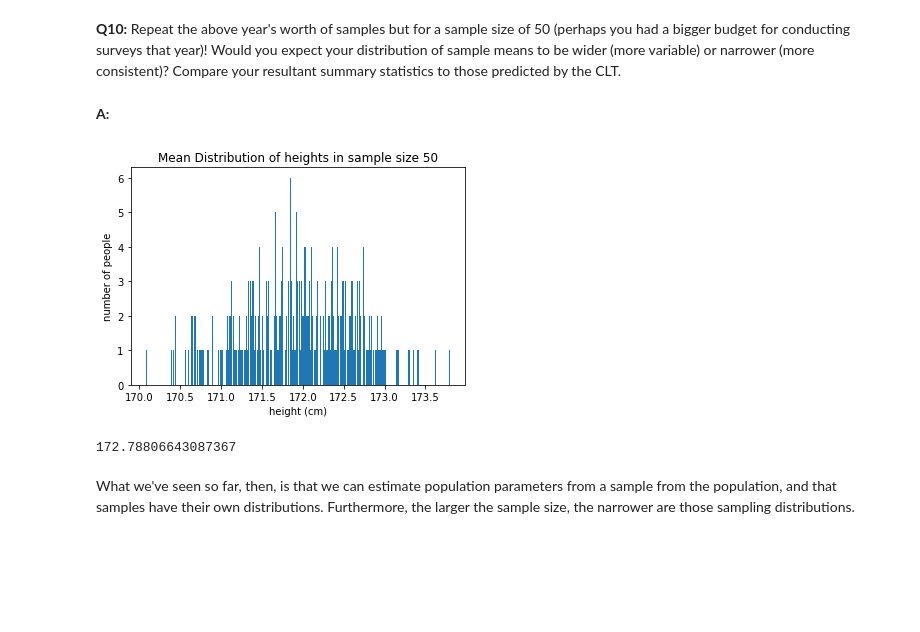
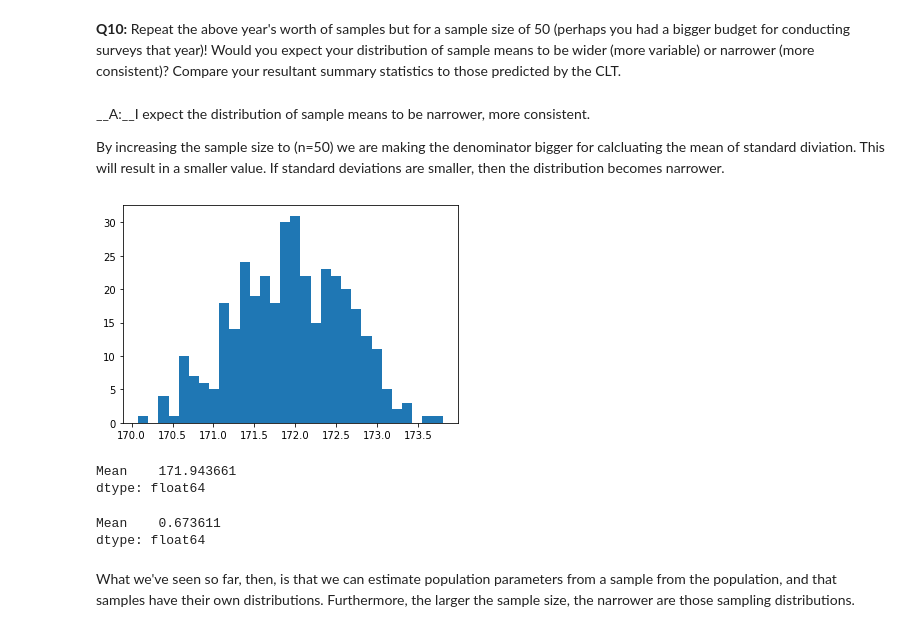
Before and after one commit to Tzega/Springboard, a Jupyter notebook: Case Study - Frequentist Inference/Frequentist Inference Case Study - Part A (3).ipynb, the cells around one changed output. Saved outputs shown, nothing was run; the diff lists cells and outputs as text; code cells hidden in the pictures; blank space fills up the shorter version.

```diff
--- a/Case Study - Frequentist Inference/Frequentist Inference Case Study - Part A (3).ipynb
+++ b/Case Study - Frequentist Inference/Frequentist Inference Case Study - Part A (3).ipynb
@@ -254,26 +233,34 @@ np.std(x)
 Remember, in this instance, we knew our population parameters, that the average height really is 172 cm and the standard deviation is 5 cm, and we see some of our daily estimates of the population mean were as low as around 168 and some as high as 176.
 # %% [markdown]
 __Q10:__ Repeat the above year's worth of samples but for a sample size of 50 (perhaps you had a bigger budget for conducting surveys that year)! Would you expect your distribution of sample means to be wider (more variable) or narrower (more consistent)? Compare your resultant summary statistics to those predicted by the CLT.
-# %% [markdown]
-__A:__
+# %% [markdown]
+__A:__I expect the distribution of sample means to be narrower, more consistent.
+
+By increasing the sample size to (n=50) we are making the denominator bigger for calcluating the mean of standard diviation. This will result in a  smaller value. If standard deviations are smaller, then the distribution becomes narrower.
 # %%
 seed(47)
 # calculate daily means from the larger sample size here
-x=[]
+sample_means= []
 for i in range(365):
-    daily_mean_50 =np.mean(townsfolk_sampler(50))
-    x.append(daily_mean_50)
+    sample_50 = townsfolk_sampler(50)
+    sample_mean_50 = np.mean(sample_50)
+    sample_means.append(sample_mean_50)
 
-_ = plt.hist(x, bins=365)
-_ = plt.xlabel('height (cm)')
-_ = plt.ylabel('number of people')
-_ = plt.title('Mean Distribution of heights in sample size 50')
+mean_df_50 = pd.DataFrame(sample_means, columns=["Mean"])
-# %% [output]
-[figure, removed]
-# %%
-print(np.mean(daily_mean_50))
-# %% [output]
-172.78806643087367
+# %%
+_ = plt.hist(mean_df_50, bins=30)
+# %% [output]
+[figure, added]
+# %%
+np.mean(mean_df_50)
+# %% [output]
+Mean    171.943661
+dtype: float64
+# %%
+np.std(mean_df_50)
+# %% [output]
+Mean    0.673611
+dtype: float64
 # %% [markdown]
 What we've seen so far, then, is that we can estimate population parameters from a sample from the population, and that samples have their own distributions. Furthermore, the larger the sample size, the narrower are those sampling distributions.
 # %% [markdown]
```
Also changed, not shown: parts of 48 cells of this notebook.
